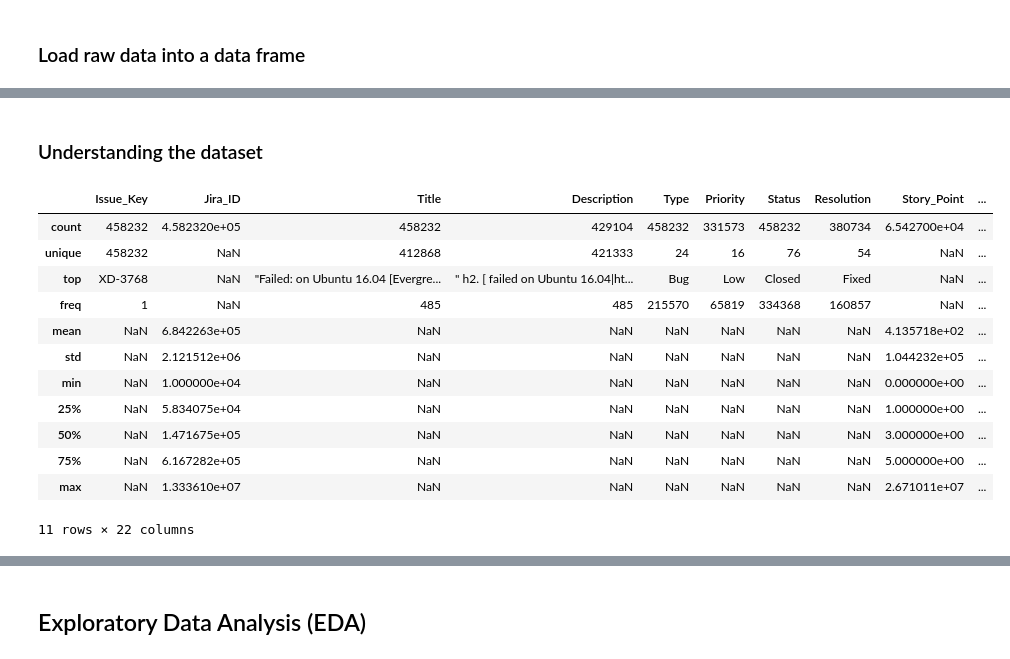
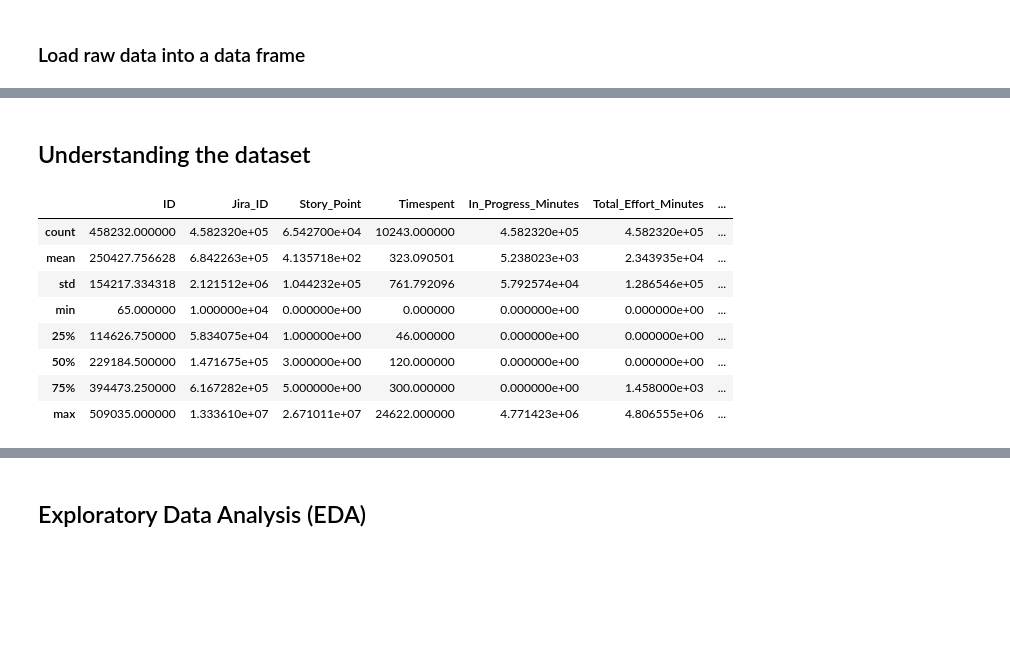
Before and after one commit to Pharoouzy/asee-system-using-fgra-ml, a Jupyter notebook: notebooks/data_exploration.ipynb, the cells around one changed output, grey strips where cells are left out. Cells and saved outputs as stored; diff of their text form; code cells hidden in the pictures; blank space fills up the shorter version.

```diff
--- a/notebooks/data_exploration.ipynb
+++ b/notebooks/data_exploration.ipynb
@@ -32,8 +52,7 @@ raw_data = ingest_raw_data()
 ### Load raw data into a data frame
 # %%
 # Load the dataset
-# data = pd.read_csv(raw_data)
-data = pd.read_csv('../data/raw/raw_data_full_.csv')
+data = pd.read_csv(raw_data)
 
 # Display the first few rows to inspect the structure
 data.head()
@@ -48,19 +67,15 @@ data.head()
 # %% [markdown]
-### Understanding the dataset
+## Understanding the dataset
 # %%
 # Describe the dataset attributes
-data.describe(include='all')
+data.describe()
 # %% [output]
-|  | Issue_Key | Jira_ID | Title | Description | Type | Priority | Status | Resolution | Story_Point | ... |
-| count | 458232 | 4.582320e+05 | 458232 | 429104 | 458232 | 331573 | 458232 | 380734 | 6.542700e+04 | ... |
-| unique | 458232 | NaN | 412868 | 421333 | 24 | 16 | 76 | 54 | NaN | ... |
-| top | XD-3768 | NaN | "Failed: on Ubuntu 16.04 [Evergre... | " h2. [ failed on Ubuntu 16.04|ht... | Bug | Low | Closed | Fixed | NaN | ... |
-| freq | 1 | NaN | 485 | 485 | 215570 | 65819 | 334368 | 160857 | NaN | ... |
-| mean | NaN | 6.842263e+05 | NaN | NaN | NaN | NaN | NaN | NaN | 4.135718e+02 | ... |
-| std | NaN | 2.121512e+06 | NaN | NaN | NaN | NaN | NaN | NaN | 1.044232e+05 | ... |
-| min | NaN | 1.000000e+04 | NaN | NaN | NaN | NaN | NaN | NaN | 0.000000e+00 | ... |
-| 25% | NaN | 5.834075e+04 | NaN | NaN | NaN | NaN | NaN | NaN | 1.000000e+00 | ... |
-| 50% | NaN | 1.471675e+05 | NaN | NaN | NaN | NaN | NaN | NaN | 3.000000e+00 | ... |
-| 75% | NaN | 6.167282e+05 | NaN | NaN | NaN | NaN | NaN | NaN | 5.000000e+00 | ... |
-| max | NaN | 1.333610e+07 | NaN | NaN | NaN | NaN | NaN | NaN | 2.671011e+07 | ... |
+|  | ID | Jira_ID | Story_Point | Timespent | In_Progress_Minutes | Total_Effort_Minutes | ... |
+| count | 458232.000000 | 4.582320e+05 | 6.542700e+04 | 10243.000000 | 4.582320e+05 | 4.582320e+05 | ... |
+| mean | 250427.756628 | 6.842263e+05 | 4.135718e+02 | 323.090501 | 5.238023e+03 | 2.343935e+04 | ... |
+| std | 154217.334318 | 2.121512e+06 | 1.044232e+05 | 761.792096 | 5.792574e+04 | 1.286546e+05 | ... |
+| min | 65.000000 | 1.000000e+04 | 0.000000e+00 | 0.000000 | 0.000000e+00 | 0.000000e+00 | ... |
+| 25% | 114626.750000 | 5.834075e+04 | 1.000000e+00 | 46.000000 | 0.000000e+00 | 0.000000e+00 | ... |
+| 50% | 229184.500000 | 1.471675e+05 | 3.000000e+00 | 120.000000 | 0.000000e+00 | 0.000000e+00 | ... |
+| 75% | 394473.250000 | 6.167282e+05 | 5.000000e+00 | 300.000000 | 0.000000e+00 | 1.458000e+03 | ... |
+| max | 509035.000000 | 1.333610e+07 | 2.671011e+07 | 24622.000000 | 4.771423e+06 | 4.806555e+06 | ... |
-11 rows × 22 columns
```
Also changed, not shown: parts of 122 cells of this notebook, 46 other files.
